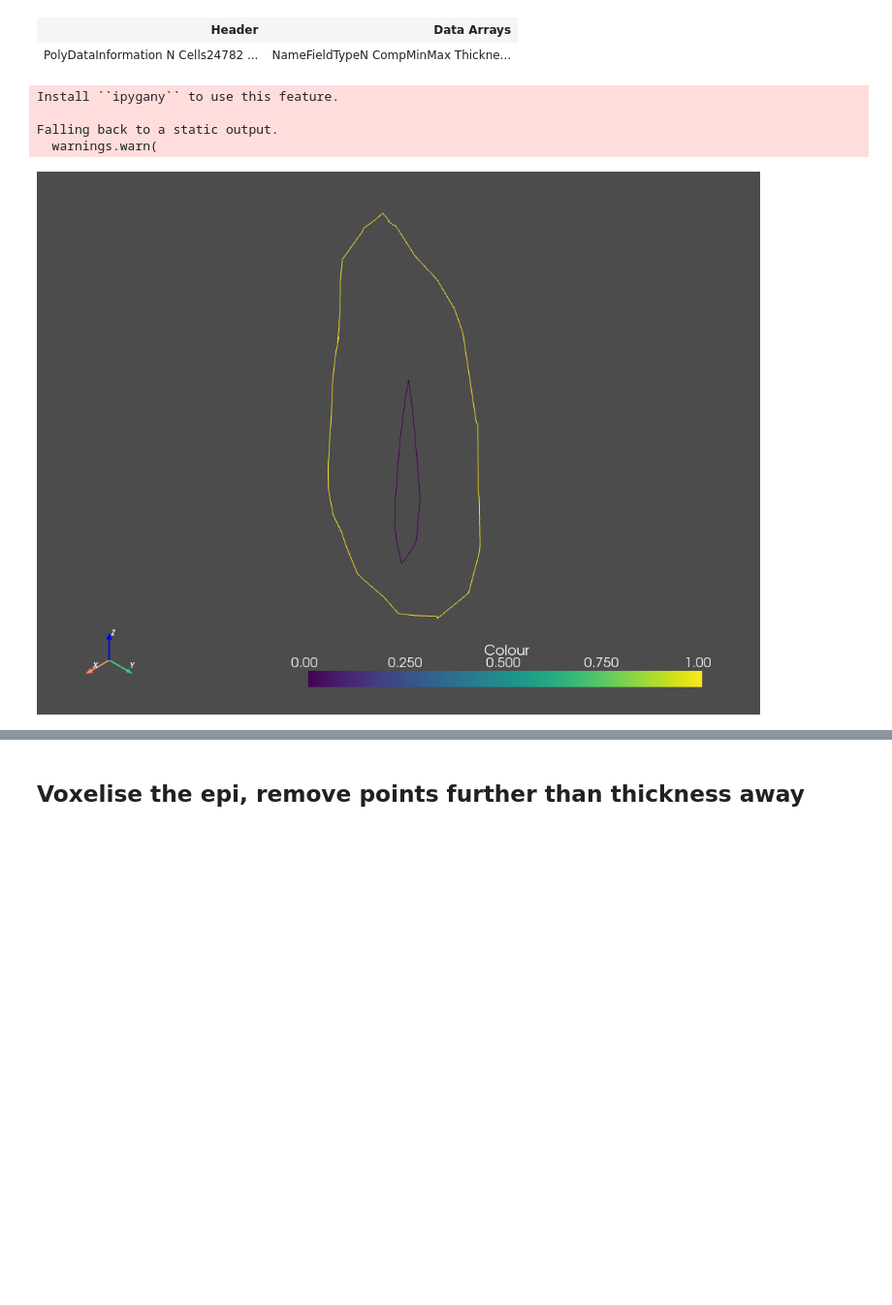
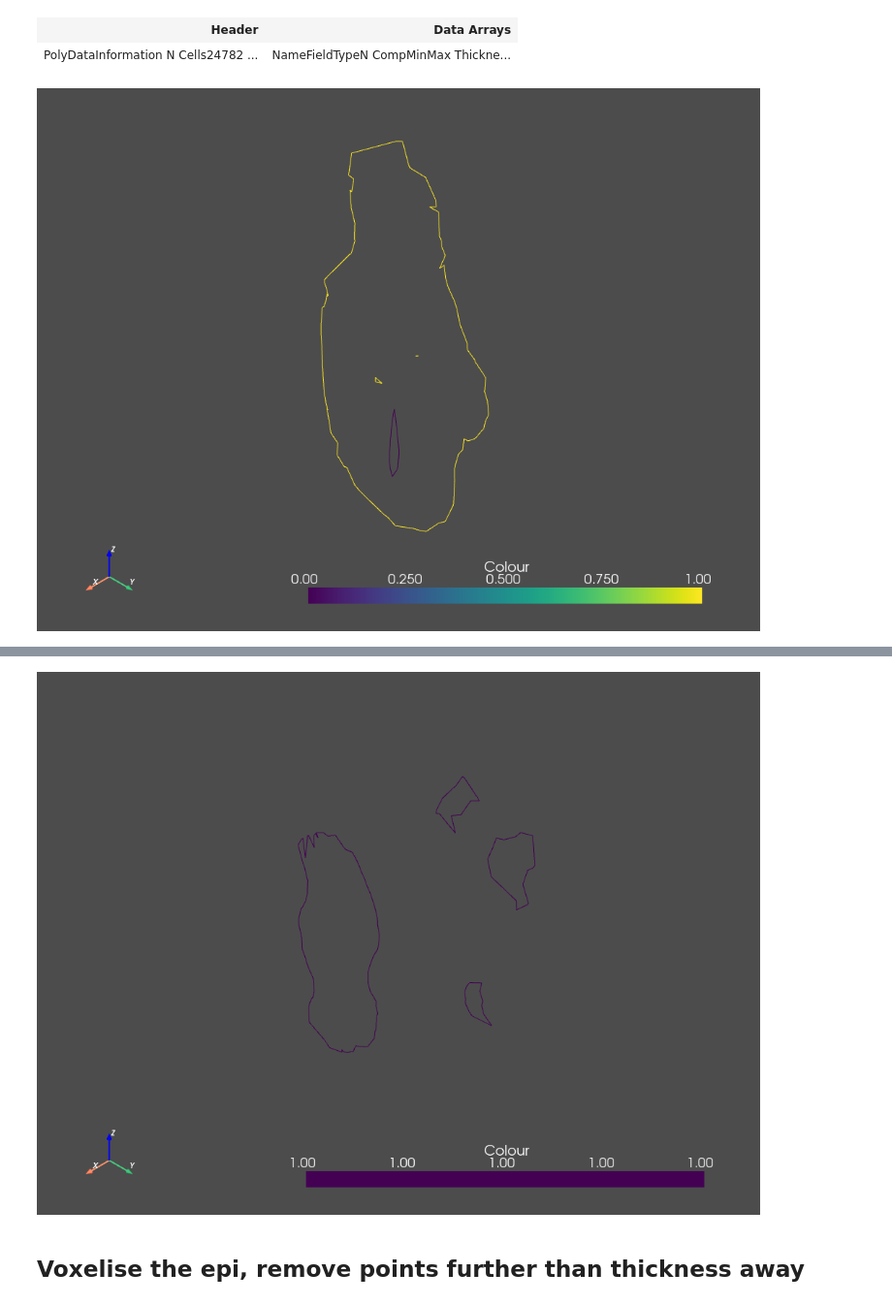
Before and after one commit to openep/openep-py, a Jupyter notebook: examples/pyvista-slice-mesh.ipynb, the cells around one changed output, grey strips where cells are left out. Shown at 97% size. Saved outputs shown, nothing was run; the diff lists cells and outputs as text; code cells hidden in the pictures; blank space fills up the shorter version.

```diff
--- a/examples/pyvista-slice-mesh.ipynb
+++ b/examples/pyvista-slice-mesh.ipynb
@@ -13,7 +13,7 @@ endo_mf = pymeshfix.MeshFix(endo)
 endo_mf.repair(joincomp=False, remove_smallest_components=True)
 endo = endo_mf.mesh
 # %%
-endo.point_data['Thickness'] = np.full(endo.n_points, fill_value=2, dtype=float)
+endo.point_data['Thickness'] = np.full(endo.n_points, fill_value=5, dtype=float)
 endo.point_data['Colour'] = np.full(endo.n_points, fill_value=0, dtype=float)
 endo.compute_normals(inplace=True)
 # %% [output]
@@ -60,12 +60,8 @@ for slice_num in range(n_slices[axis]):
 # %%
 for s in slices:
     try:
-        s.plot(jupyter_backend='ipygany')
+        s.plot()
     except:
         pass
 # %% [output]
-Install ``ipygany`` to use this feature.
-
-Falling back to a static output.
-  warnings.warn(
-[figure, old version]
+[figure, new version]
@@ -82,3 +78,4 @@ Falling back to a static output.
+[figure, added]
 # %%
 def voxelize(mesh, density=None, bounds=None, check_surface=True, inside_out=False):
 
```
Also changed, not shown: parts of 10 cells of this notebook.
